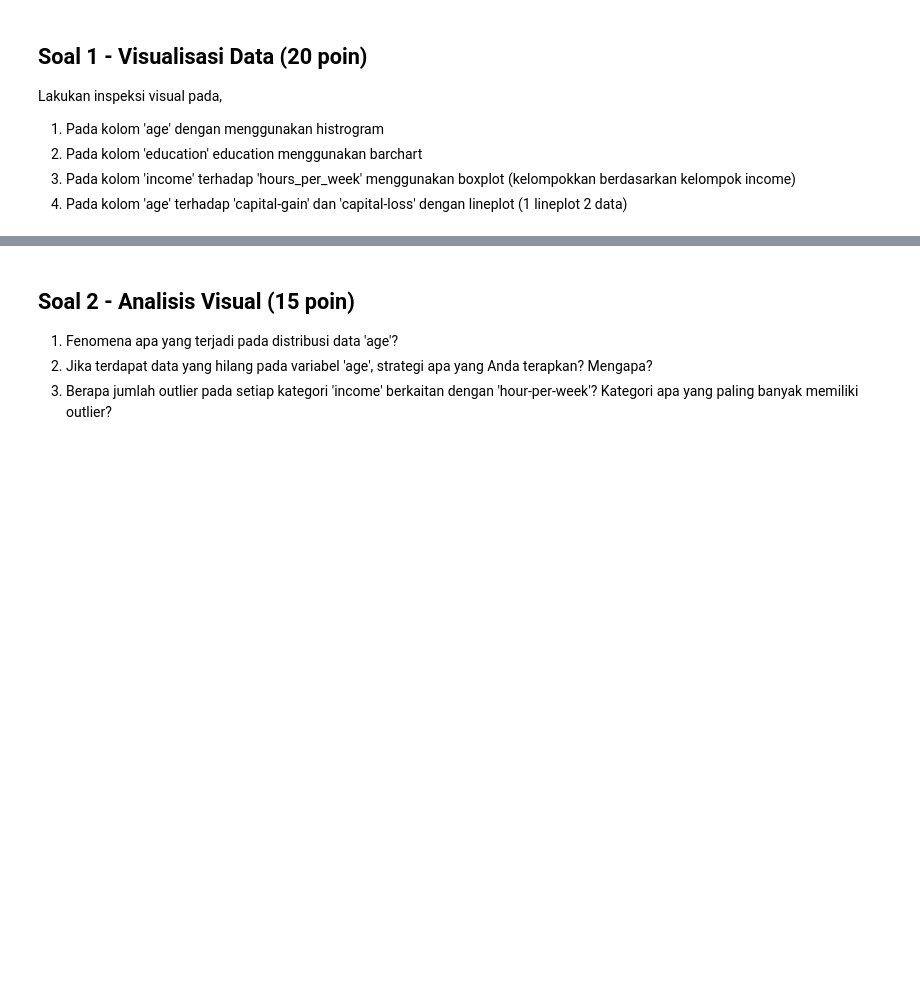
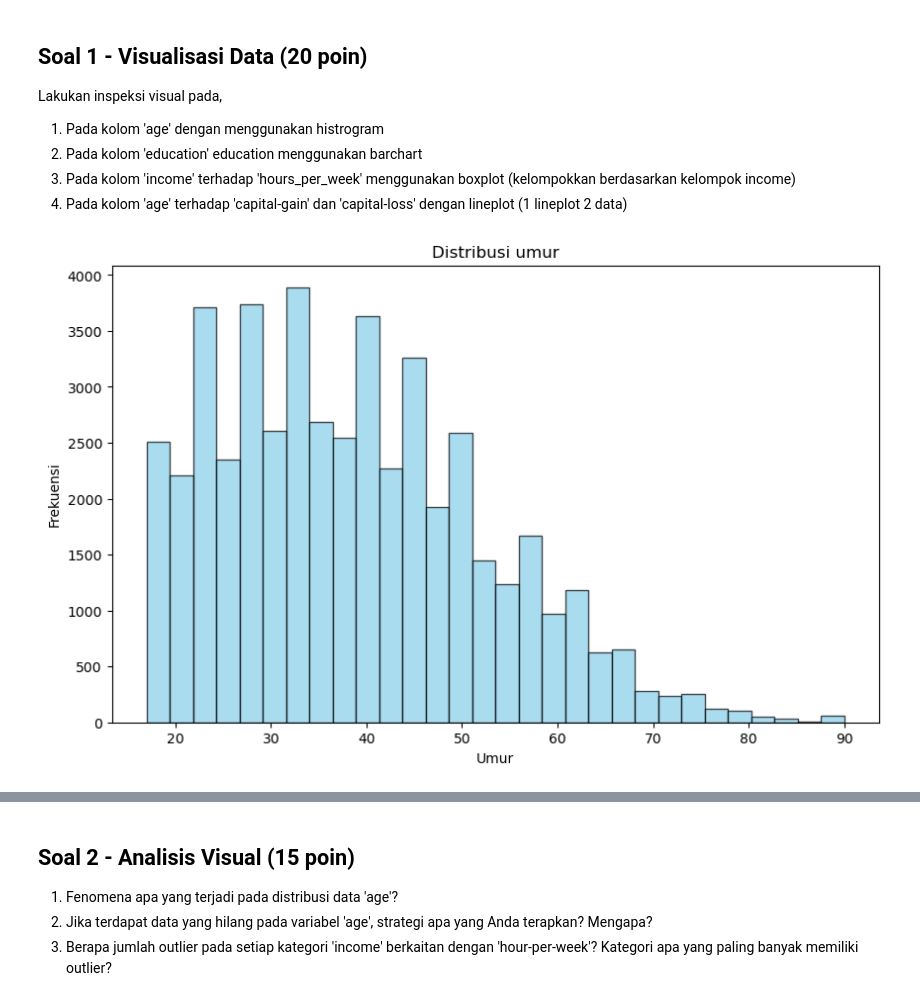
Before and after one commit to FarrelAD/Sinau-Mesin, a Jupyter notebook: notebooks/03-kuis-01/quiz-01.ipynb, the cells around one changed output, grey strips where cells are left out. Cells and saved outputs as stored; diff of their text form; code cells hidden in the pictures; blank space fills up the shorter version.

```diff
--- a/notebooks/03-kuis-01/quiz-01.ipynb
+++ b/notebooks/03-kuis-01/quiz-01.ipynb
@@ -212,0 +237,7 @@ Berdasarkan pengmatan yang ada, berikut ketidaksesuian data yang ada:
+# %%
+df = df.replace("?", "Others")
+
+mask = (df == "?").any(axis=1)
+
+rows_with_question = df[mask]
+rows_with_question
@@ -229,0 +257,16 @@ Lakukan inspeksi visual pada,
+# %%
+# Jawab 1.1 - Histogram
+plt.figure(figsize=(10, 6))
+plt.hist(
+    x=df['age'],
+    bins=30,
+    color='skyblue',
+    alpha=0.7,
+    edgecolor='black'
+)
+plt.title('Distribusi umur')
+plt.xlabel('Umur')
+plt.ylabel('Frekuensi')
+plt.show()
+# %% [output]
+[figure, added]
```
Also changed, not shown: parts of 33 cells of this notebook.
